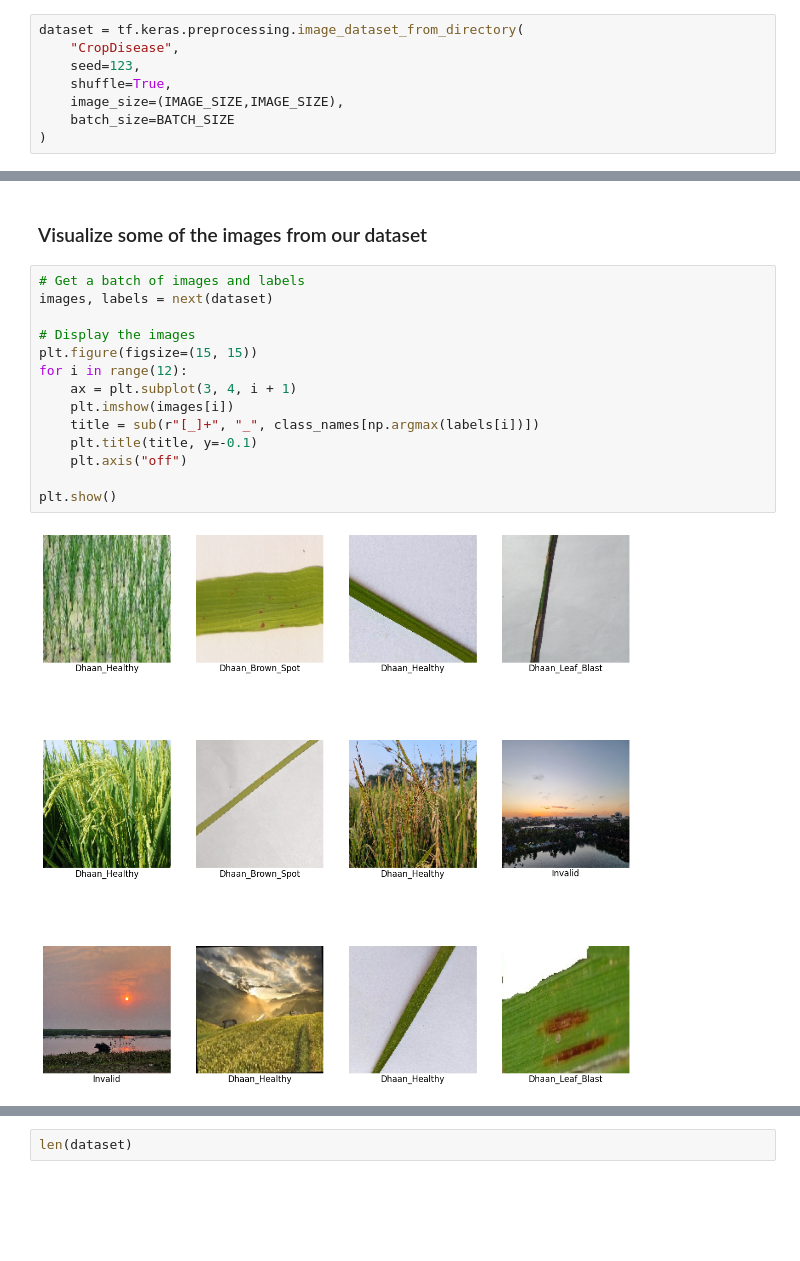
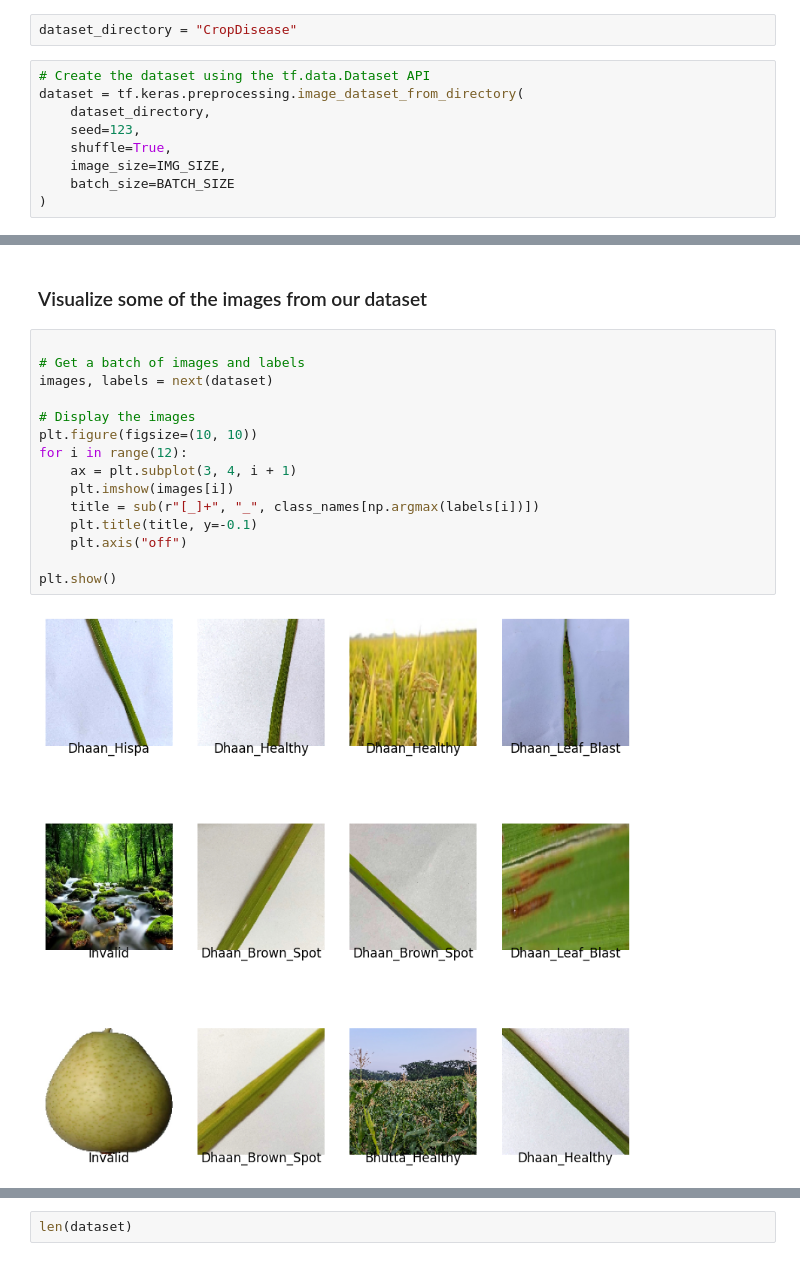
Before and after one commit to JaoharRaihan/Crop-Disease-ML, a Jupyter notebook: CapP-Crop.ipynb, the cells around one changed output, grey strips where cells are left out. Saved outputs shown, nothing was run; the diff lists cells and outputs as text; blank space fills up the shorter version.

```diff
--- a/CapP-Crop.ipynb
+++ b/CapP-Crop.ipynb
@@ -14,12 +16,15 @@ CHANNELS=3
 EPOCHS=50
 # %% [markdown]
 ### Import data into tensorflow dataset object
+# %%
+dataset_directory = "CropDisease"
 # %%
+# Create the dataset using the tf.data.Dataset API
 dataset = tf.keras.preprocessing.image_dataset_from_directory(
-    "CropDisease",
+    dataset_directory,
     seed=123,
     shuffle=True,
-    image_size=(IMAGE_SIZE,IMAGE_SIZE),
+    image_size=IMG_SIZE,
     batch_size=BATCH_SIZE
 )
 # %% [output]
@@ -66,18 +68,19 @@ Labels batch shape: (32, 6)
 # %% [markdown]
 ### Visualize some of the images from our dataset
 # %%
+
 # Get a batch of images and labels
 images, labels = next(dataset)
 
 # Display the images
-plt.figure(figsize=(15, 15))
+plt.figure(figsize=(10, 10))
 for i in range(12):
     ax = plt.subplot(3, 4, i + 1)
     plt.imshow(images[i])
     title = sub(r"[_]+", "_", class_names[np.argmax(labels[i])])
     plt.title(title, y=-0.1)
     plt.axis("off")
 
 plt.show()
 # %% [output]
-[figure, old version]
+[figure, new version]
```
Also changed, not shown: parts of 14 cells of this notebook.
